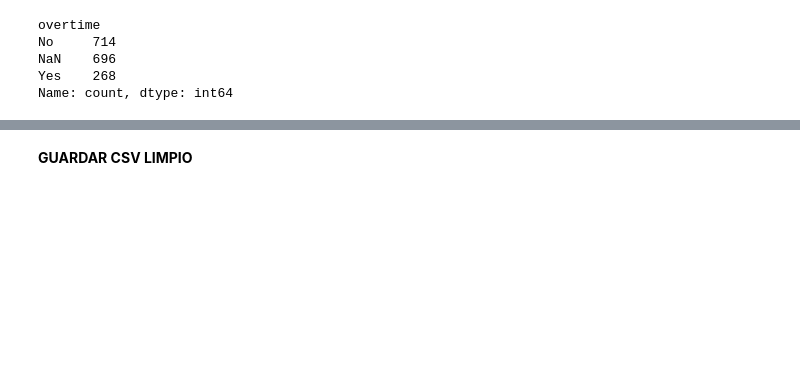
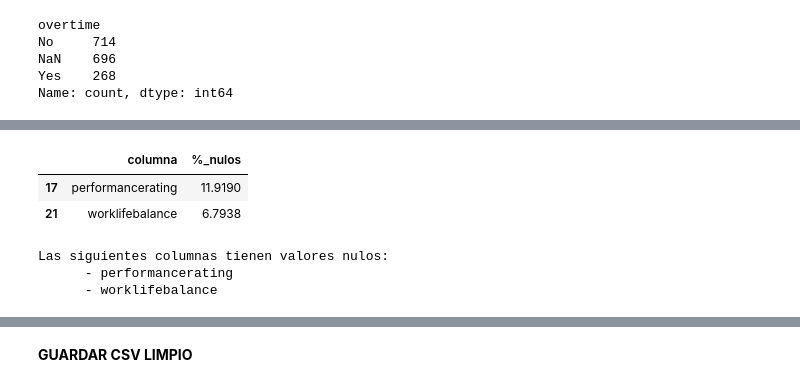
Before and after one commit to AnaROGA/project-da-promo-54-modulo-3-team-1, a Jupyter notebook: notebooks/Fase_1y2_EDA_y_Transformacion_Datos/EDA.ipynb, the cells around one changed output, grey strips where cells are left out. Cells and saved outputs as stored; diff of their text form; code cells hidden in the pictures; blank space fills up the shorter version.

```diff
--- a/notebooks/Fase_1y2_EDA_y_Transformacion_Datos/EDA.ipynb
+++ b/notebooks/Fase_1y2_EDA_y_Transformacion_Datos/EDA.ipynb
@@ -717,0 +759,9 @@ La mejor estrategia es reemplazarlas con la etiqueta "Unknown" (Desconocido). Es
+# %%
+col_nulos = EDA.variables_nulas(df)
+# %% [output]
+|  | columna | %_nulos |
+| 17 | performancerating | 11.9190 |
+| 21 | worklifebalance | 6.7938 |
+Las siguientes columnas tienen valores nulos:
+      - performancerating
+      - worklifebalance
```
Also changed, not shown: parts of 29 cells of this notebook, 3 other files.
